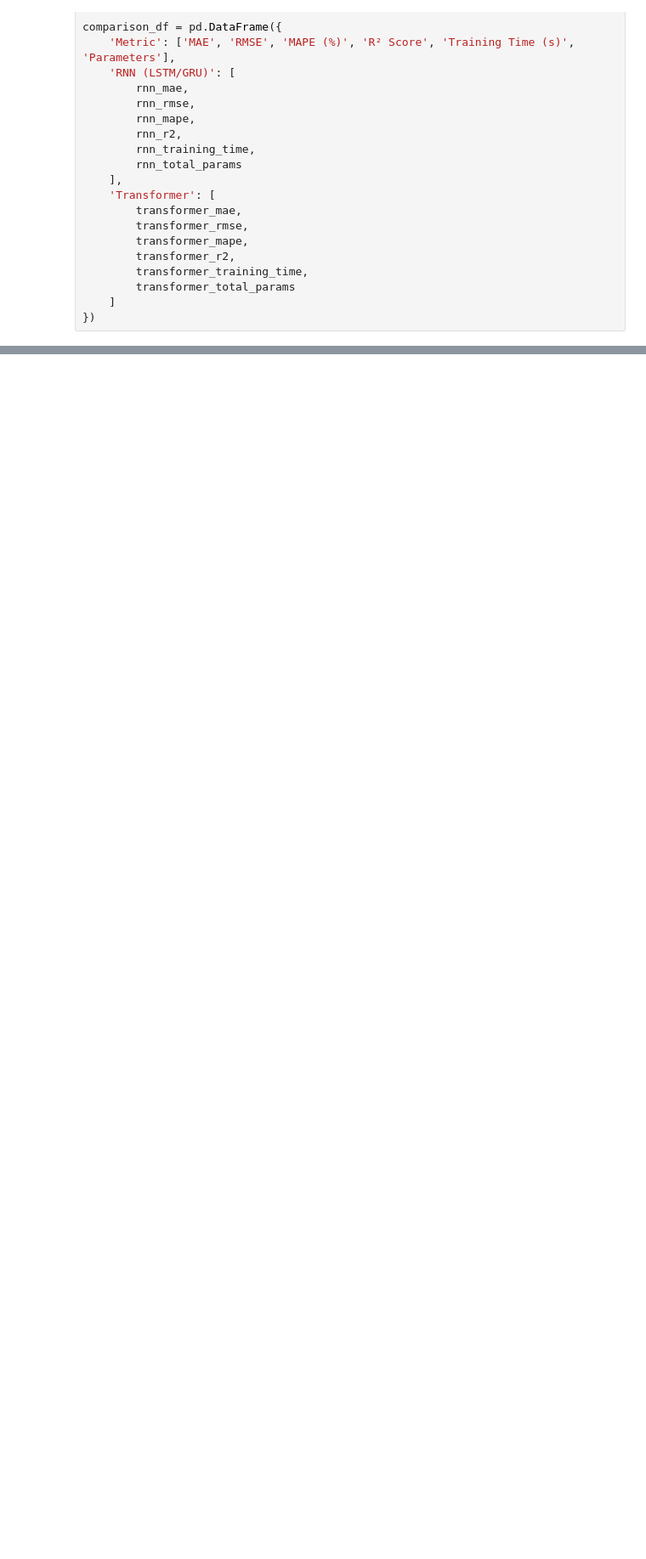
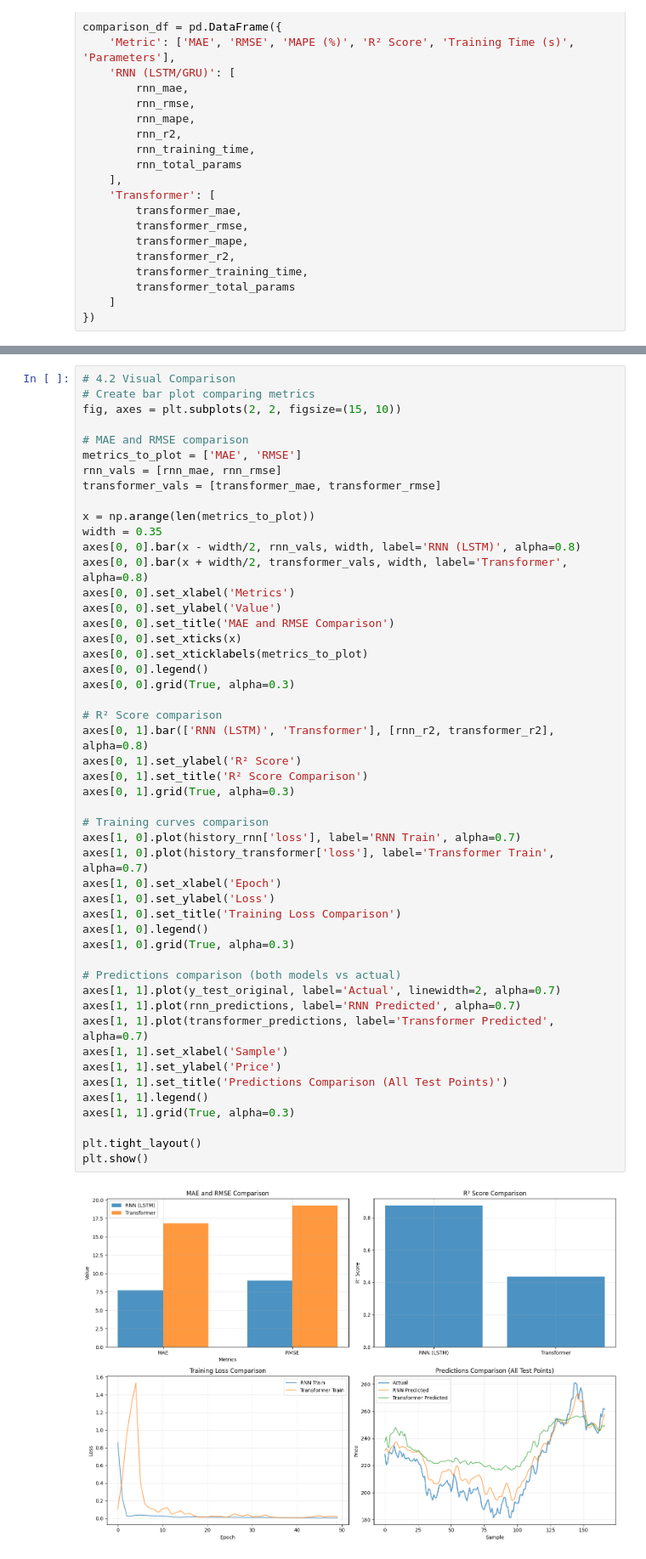
Before and after one commit to shelarskatbits/bits-mtech-assignment, a Jupyter notebook: RNN-Assignment/2025aa05387_RNN_assignment.ipynb, the cells around one changed output, grey strips where cells are left out. Shown at 85% size. Drawn from its saved outputs; the diff is of its cells as text; blank space fills up the shorter version.

```diff
--- a/RNN-Assignment/2025aa05387_RNN_assignment.ipynb
+++ b/RNN-Assignment/2025aa05387_RNN_assignment.ipynb
@@ -929,3 +796,54 @@ plt.show()
+# %%
+# 4.2 Visual Comparison
+# Create bar plot comparing metrics
+fig, axes = plt.subplots(2, 2, figsize=(15, 10))
+
+# MAE and RMSE comparison
+metrics_to_plot = ['MAE', 'RMSE']
+rnn_vals = [rnn_mae, rnn_rmse]
+transformer_vals = [transformer_mae, transformer_rmse]
+
+x = np.arange(len(metrics_to_plot))
+width = 0.35
+axes[0, 0].bar(x - width/2, rnn_vals, width, label='RNN (LSTM)', alpha=0.8)
+axes[0, 0].bar(x + width/2, transformer_vals, width, label='Transformer', alpha=0.8)
+axes[0, 0].set_xlabel('Metrics')
+axes[0, 0].set_ylabel('Value')
+axes[0, 0].set_title('MAE and RMSE Comparison')
+axes[0, 0].set_xticks(x)
+axes[0, 0].set_xticklabels(metrics_to_plot)
+axes[0, 0].legend()
+axes[0, 0].grid(True, alpha=0.3)
+
+# R² Score comparison
+axes[0, 1].bar(['RNN (LSTM)', 'Transformer'], [rnn_r2, transformer_r2], alpha=0.8)
+axes[0, 1].set_ylabel('R² Score')
+axes[0, 1].set_title('R² Score Comparison')
+axes[0, 1].grid(True, alpha=0.3)
+
+# Training curves comparison
+axes[1, 0].plot(history_rnn['loss'], label='RNN Train', alpha=0.7)
+axes[1, 0].plot(history_transformer['loss'], label='Transformer Train', alpha=0.7)
+axes[1, 0].set_xlabel('Epoch')
+axes[1, 0].set_ylabel('Loss')
+axes[1, 0].set_title('Training Loss Comparison')
+axes[1, 0].legend()
+axes[1, 0].grid(True, alpha=0.3)
+
+# Predictions comparison (both models vs actual)
+axes[1, 1].plot(y_test_original, label='Actual', linewidth=2, alpha=0.7)
+axes[1, 1].plot(rnn_predictions, label='RNN Predicted', alpha=0.7)
+axes[1, 1].plot(transformer_predictions, label='Transformer Predicted', alpha=0.7)
+axes[1, 1].set_xlabel('Sample')
+axes[1, 1].set_ylabel('Price')
+axes[1, 1].set_title('Predictions Comparison (All Test Points)')
+axes[1, 1].legend()
+axes[1, 1].grid(True, alpha=0.3)
+
+plt.tight_layout()
+plt.show()
+# %% [output]
+[figure, added]
 # %%
 """
 ================================================================================
```
Also changed, not shown: parts of 55 cells of this notebook.
